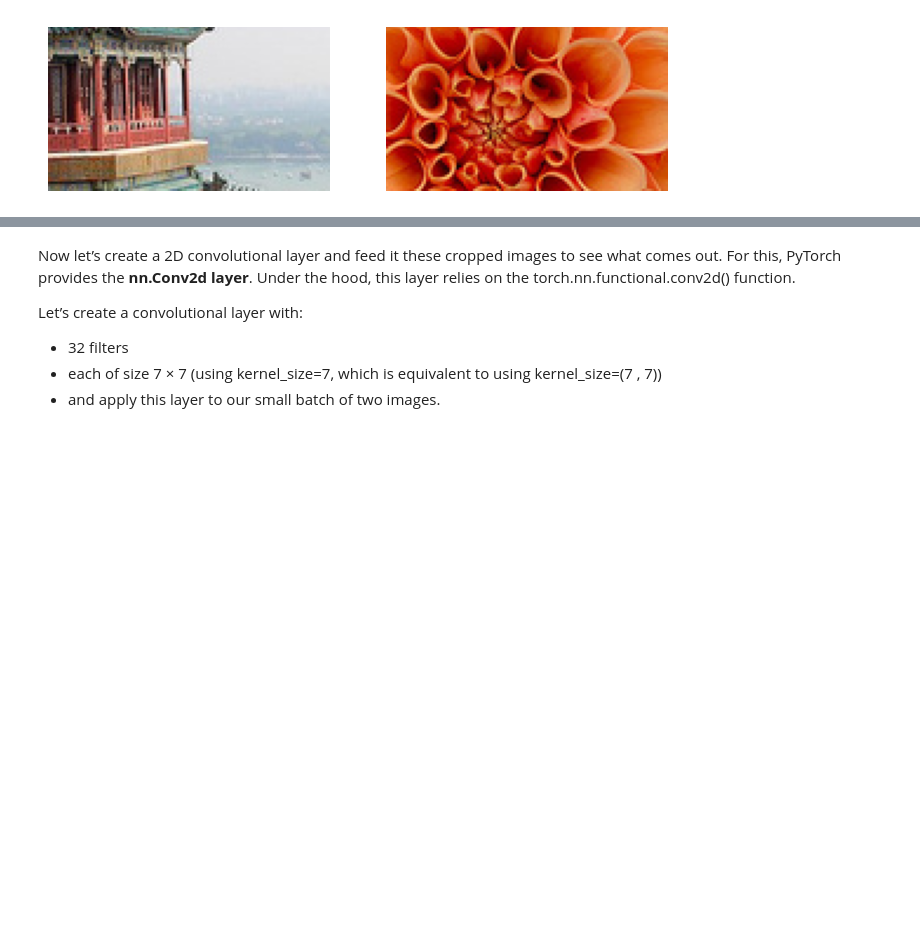
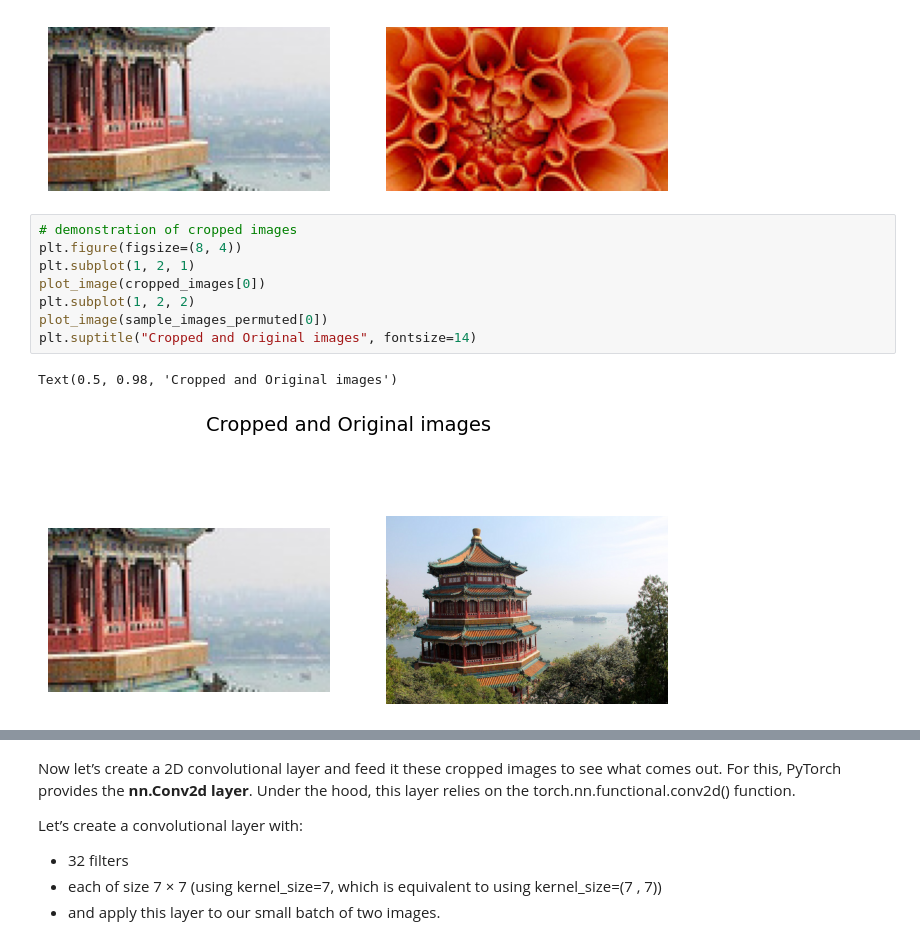
Before and after one commit to ilia-kuznetsov-hds/machine_learning_project, a Jupyter notebook: 2025_10_ML_II_Week_02_Deep_Computer_Vision_Using_Convolutional_Neural_Networks.ipynb, the cells around one changed output, grey strips where cells are left out. Drawn from its saved outputs; the diff is of its cells as text; blank space fills up the shorter version.

```diff
--- a/2025_10_ML_II_Week_02_Deep_Computer_Vision_Using_Convolutional_Neural_Networks.ipynb
+++ b/2025_10_ML_II_Week_02_Deep_Computer_Vision_Using_Convolutional_Neural_Networks.ipynb
@@ -122,3 +142,14 @@ plt.subplot(1, 2, 2)
 plot_image(cropped_images[1])
 # %% [output]
 [figure]
+# %%
+# demonstration of cropped images
+plt.figure(figsize=(8, 4))
+plt.subplot(1, 2, 1)
+plot_image(cropped_images[0])
+plt.subplot(1, 2, 2)
+plot_image(sample_images_permuted[0])
+plt.suptitle("Cropped and Original images", fontsize=14)
+# %% [output]
+Text(0.5, 0.98, 'Cropped and Original images')
+[figure, added]
```
Also changed, not shown: parts of 26 cells of this notebook.
